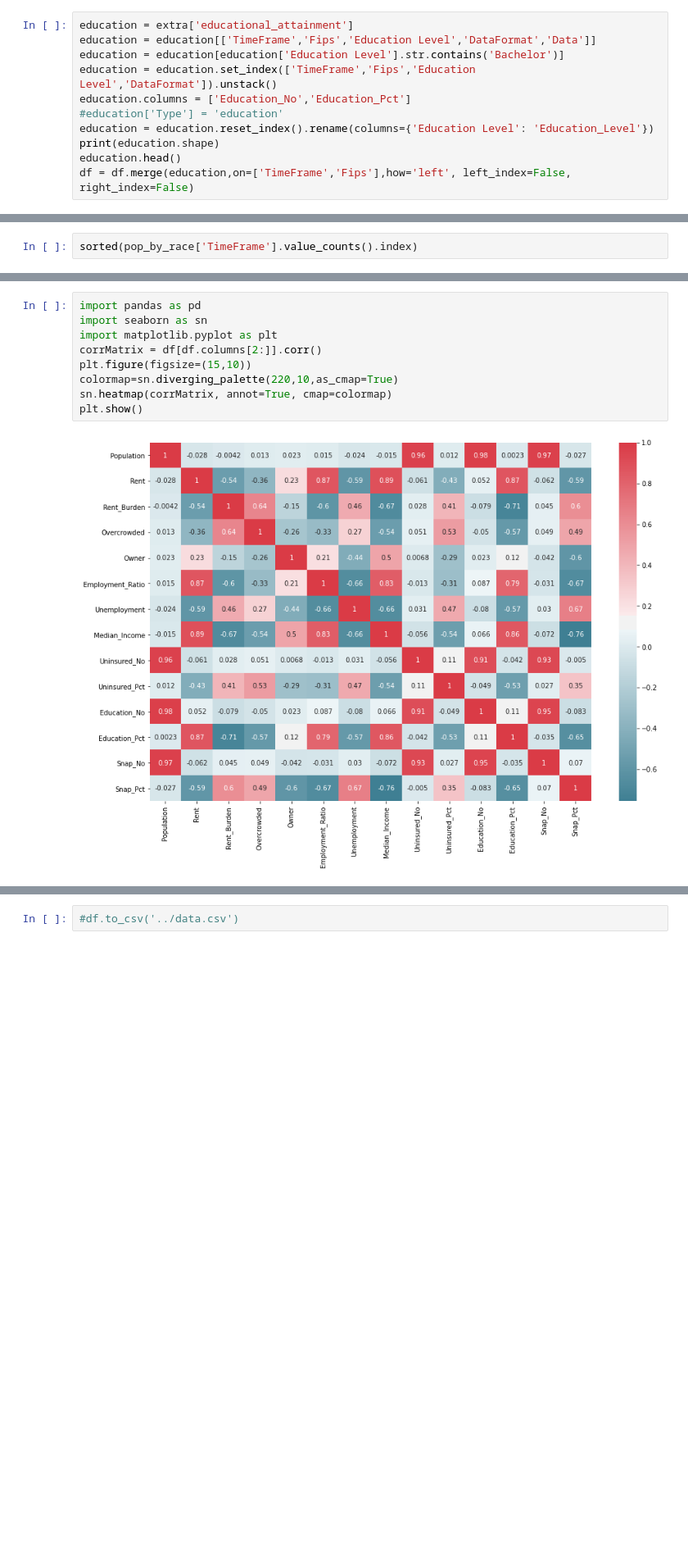
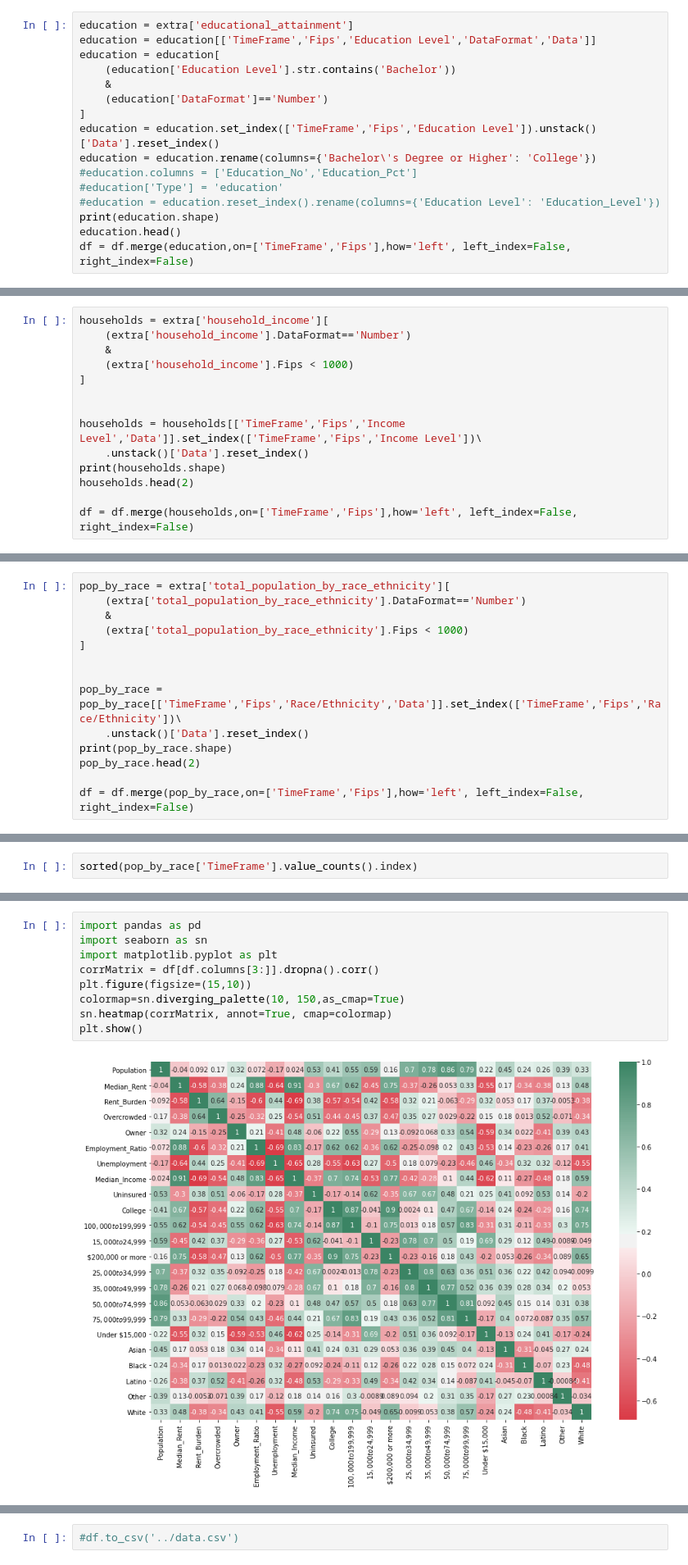
Before and after one commit to aforshee/machinelearning, a Jupyter notebook: Dev/TT/eda-tt.ipynb, the cells around one changed output, grey strips where cells are left out. Shown at 82% size. Drawn from its saved outputs; the diff is of its cells as text; blank space fills up the shorter version.

```diff
--- a/Dev/TT/eda-tt.ipynb
+++ b/Dev/TT/eda-tt.ipynb
@@ -164,11 +132,16 @@ df = df.merge(uninsured,on=['TimeFrame','Fips'],how='left', left_index=False, ri
 # %%
 education = extra['educational_attainment']
 education = education[['TimeFrame','Fips','Education Level','DataFormat','Data']]
-education = education[education['Education Level'].str.contains('Bachelor')]
-education = education.set_index(['TimeFrame','Fips','Education Level','DataFormat']).unstack()
-education.columns = ['Education_No','Education_Pct']
+education = education[
+    (education['Education Level'].str.contains('Bachelor'))
+    &
+    (education['DataFormat']=='Number')
+]
+education = education.set_index(['TimeFrame','Fips','Education Level']).unstack()['Data'].reset_index()
+education = education.rename(columns={'Bachelor\'s Degree or Higher': 'College'})
+#education.columns = ['Education_No','Education_Pct']
 #education['Type'] = 'education'
-education = education.reset_index().rename(columns={'Education Level': 'Education_Level'})
+#education = education.reset_index().rename(columns={'Education Level': 'Education_Level'})
 print(education.shape)
 education.head()
 df = df.merge(education,on=['TimeFrame','Fips'],how='left', left_index=False, right_index=False)
@@ -193,0 +172,14 @@ df.shape
+# %%
+households = extra['household_income'][
+    (extra['household_income'].DataFormat=='Number')
+    &
+    (extra['household_income'].Fips < 1000)
+]
+
+
+households = households[['TimeFrame','Fips','Income Level','Data']].set_index(['TimeFrame','Fips','Income Level'])\
+    .unstack()['Data'].reset_index()
+print(households.shape)
+households.head(2)
+
+df = df.merge(households,on=['TimeFrame','Fips'],how='left', left_index=False, right_index=False)
@@ -218,3 +212,17 @@ pop_by_race = pop_by_race.reset_index().rename(columns={'Race/Ethnicity': 'Race'
 print(pop_by_race.shape)
 pop_by_race.head()
 df = df.merge(pop_by_race,on=['TimeFrame','Fips'],how='left', left_index=False, right_index=False)
+# %%
+pop_by_race = extra['total_population_by_race_ethnicity'][
+    (extra['total_population_by_race_ethnicity'].DataFormat=='Number')
+    &
+    (extra['total_population_by_race_ethnicity'].Fips < 1000)
+]
+
+
+pop_by_race = pop_by_race[['TimeFrame','Fips','Race/Ethnicity','Data']].set_index(['TimeFrame','Fips','Race/Ethnicity'])\
+    .unstack()['Data'].reset_index()
+print(pop_by_race.shape)
+pop_by_race.head(2)
+
+df = df.merge(pop_by_race,on=['TimeFrame','Fips'],how='left', left_index=False, right_index=False)
@@ -265,11 +246,11 @@ dtype: int64
 # %%
 import pandas as pd
 import seaborn as sn
 import matplotlib.pyplot as plt
-corrMatrix = df[df.columns[2:]].corr()
+corrMatrix = df[df.columns[3:]].dropna().corr()
 plt.figure(figsize=(15,10))
-colormap=sn.diverging_palette(220,10,as_cmap=True)
+colormap=sn.diverging_palette(10, 150,as_cmap=True)
 sn.heatmap(corrMatrix, annot=True, cmap=colormap)
 plt.show()
 # %% [output]
-[figure, old version]
+[figure, new version]
```
Also changed, not shown: parts of 132 cells of this notebook, 4 other files.
